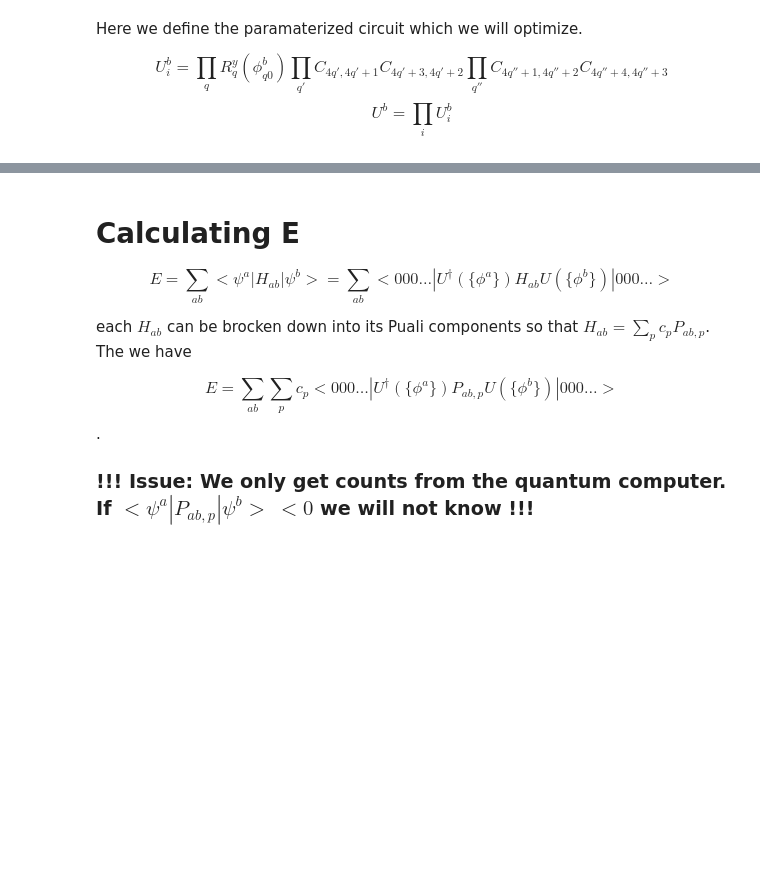
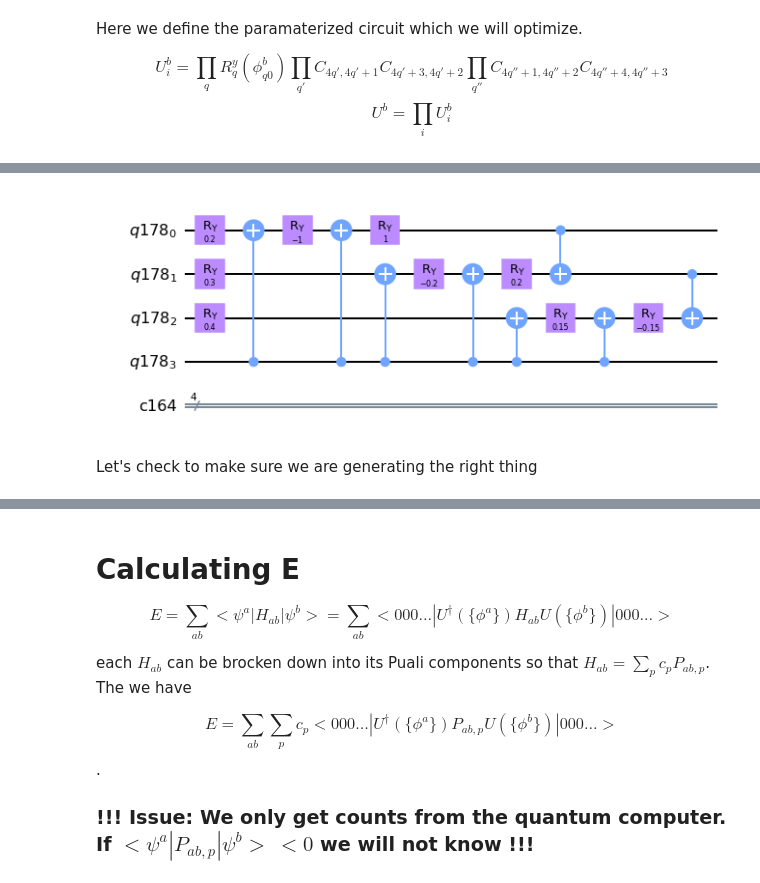
Before and after one commit to immoth/Hubbard_summetries, a Jupyter notebook: VQE.ipynb, the cells around one changed output, grey strips where cells are left out. Drawn from its saved outputs; the diff is of its cells as text; code cells hidden in the pictures; blank space fills up the shorter version.

```diff
--- a/VQE.ipynb
+++ b/VQE.ipynb
@@ -242,0 +237,11 @@ tst.draw(output = 'mpl')
+# %%
+qr = QuantumRegister(Q+1)
+cr = ClassicalRegister(Q+1)
+cir_i = QuantumCircuit(qr , cr)
+tst = Ui_off(cir_i,[0.2,0.3,0.4],[2.2,0.7,0.1])
+
+tst.draw(output = 'mpl')
+# %% [output]
+[figure, added]
+# %% [markdown]
+Let's check to make sure we are generating the right thing
```
Also changed, not shown: parts of 15 cells of this notebook.
